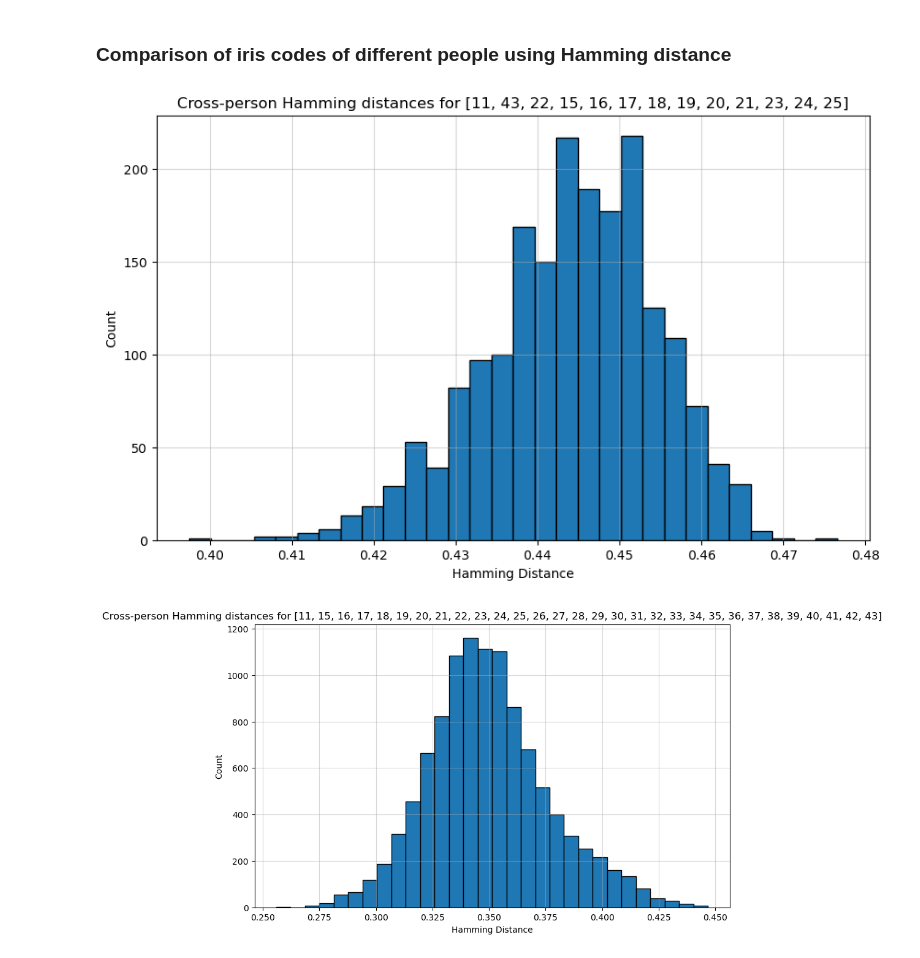
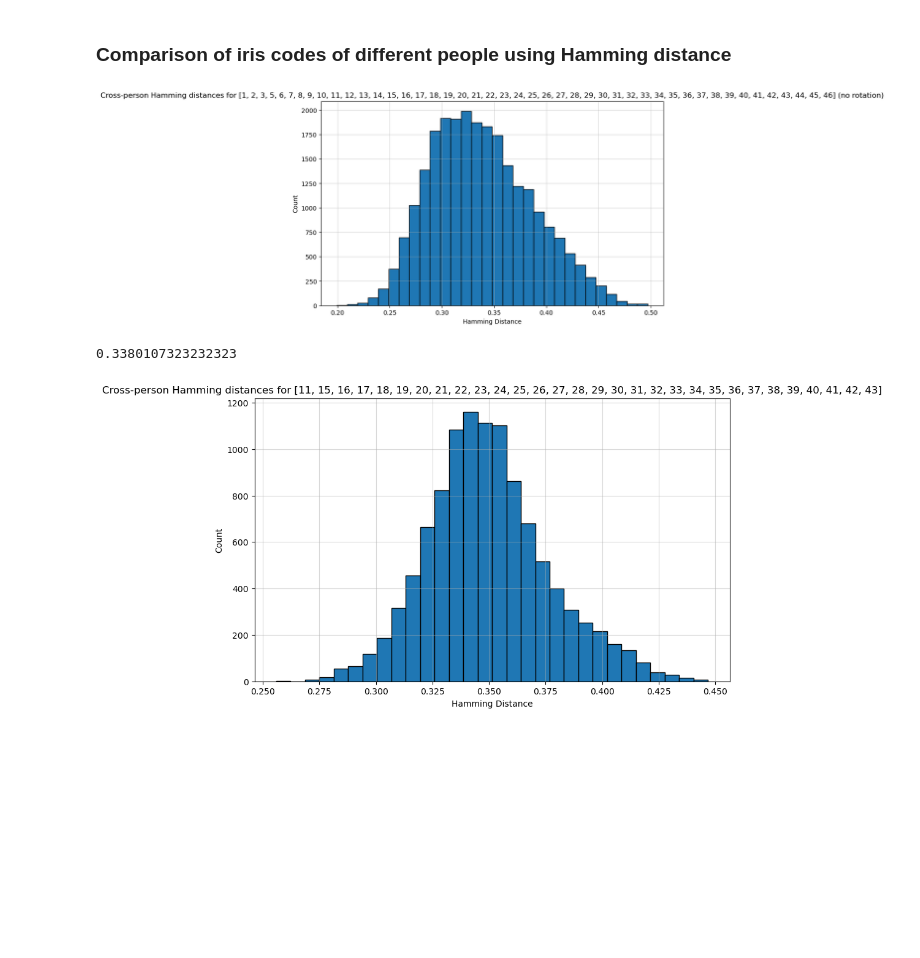
Before and after one commit to FilipLangiewicz/IrisPrediction, a Jupyter notebook: main.ipynb, the cells around one changed output. Saved outputs shown, nothing was run; the diff lists cells and outputs as text; code cells hidden in the pictures; blank space fills up the shorter version.

```diff
--- a/main.ipynb
+++ b/main.ipynb
@@ -705,15 +674,20 @@ irisCode = predictIris(path, np.pi)
 ... (6 outputs left out)
 # %% [markdown]
 ### Comparison of iris codes of different people using Hamming distance
-# %%
-distances = compare_people_multiple(
-    person_ids=[11,43, 22, 15, 16, 17, 18, 19, 20, 21, 23, 24, 25],
-    eye="left",
-    f_value=np.pi + 0.2,
-    verbose=False
-)
-# %% [output]
-[figure, removed]
+# %%
+distances = compare_people_multiple(
+    person_ids=[x for x in range(1, 47) if x != 4],
+    eye="left",
+    f_value=np.pi,
+    verbose=False,
+    sigma=4.42
+)
+# %% [output]
+[figure, added]
+# %%
+np.mean(distances)
+# %% [output]
+0.3380107323232323
 # %%
 distances = compare_people_multiple(
     person_ids=[11, 15, 16, 17, 18, 19, 20, 21,22, 23, 24, 25, 26, 27, 28, 29, 30, 31, 32, 33, 34, 35, 36, 37, 38, 39, 40, 41, 42, 43],
```
Also changed, not shown: parts of 11 cells of this notebook.
